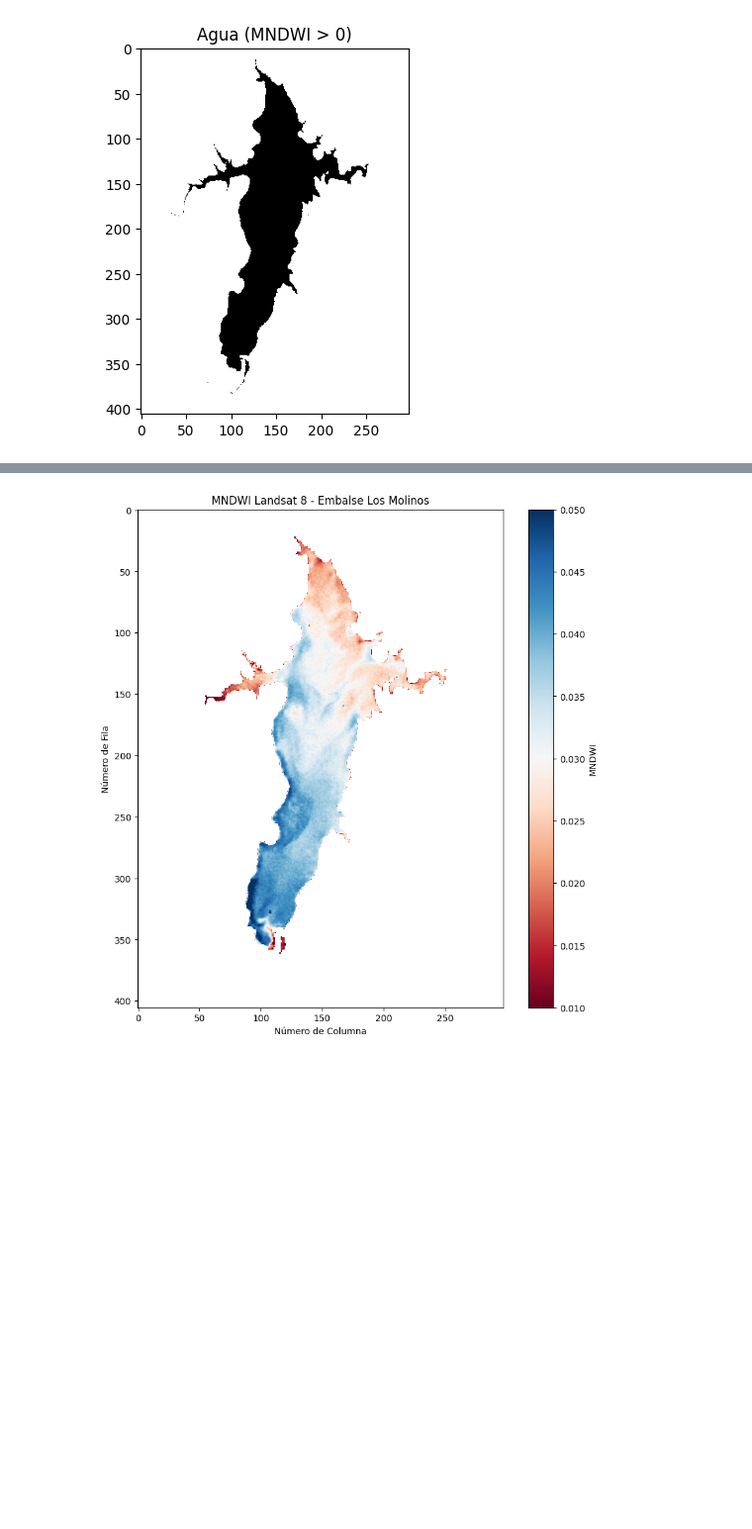
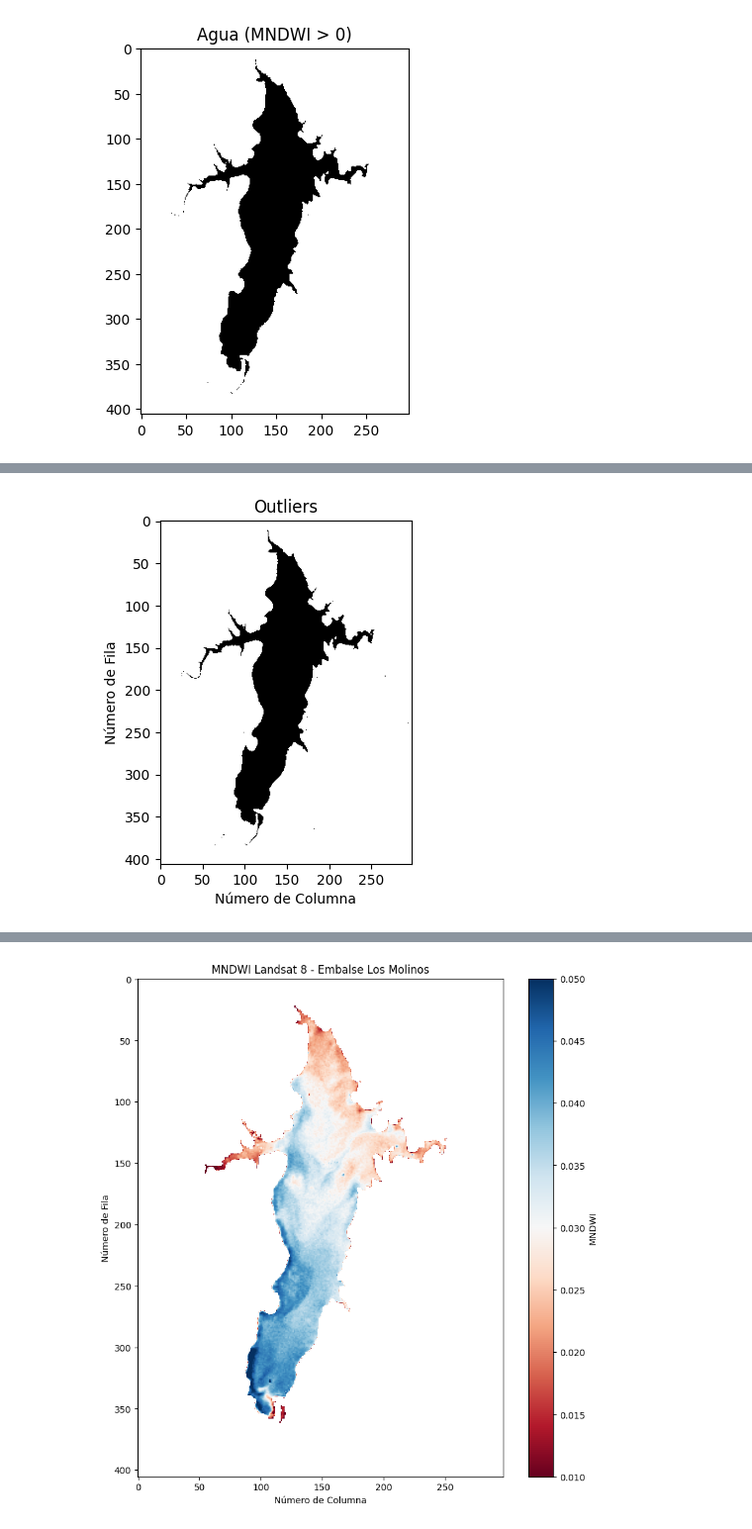
Before and after one commit to CamiloGBarra/Trabajo-final, a Jupyter notebook: Barra_Camilo_TF_planning.ipynb, the cells around one changed output, grey strips where cells are left out. Shown at 99% size. Drawn from its saved outputs; the diff is of its cells as text; code cells hidden in the pictures; blank space fills up the shorter version.

Commit message:
agrego outliers

```diff
--- a/Barra_Camilo_TF_planning.ipynb
+++ b/Barra_Camilo_TF_planning.ipynb
@@ -416,0 +422,17 @@ plt.show()
+# %%
+cuantil_1 = np.percentile(mndwi[~np.isnan(mndwi)], 25)
+cuantil_3 = np.percentile(mndwi[~np.isnan(mndwi)], 75)
+intercuantilico = cuantil_3 - cuantil_1
+limite_inferior = cuantil_1 - 1.5 * intercuantilico
+limite_superior = cuantil_3 + 1.5 * intercuantilico
+
+outliers = (mndwi < limite_inferior) | (mndwi > limite_superior)
+
+plt.figure(figsize=(4.5, 4.5))
+plt.imshow(outliers, cmap='Greys')
+plt.title('Outliers')
+plt.xlabel('Número de Columna')
+plt.ylabel('Número de Fila')
+plt.show()
+# %% [output]
+[figure, added]
```
Also changed, not shown: parts of 5 cells of this notebook.
